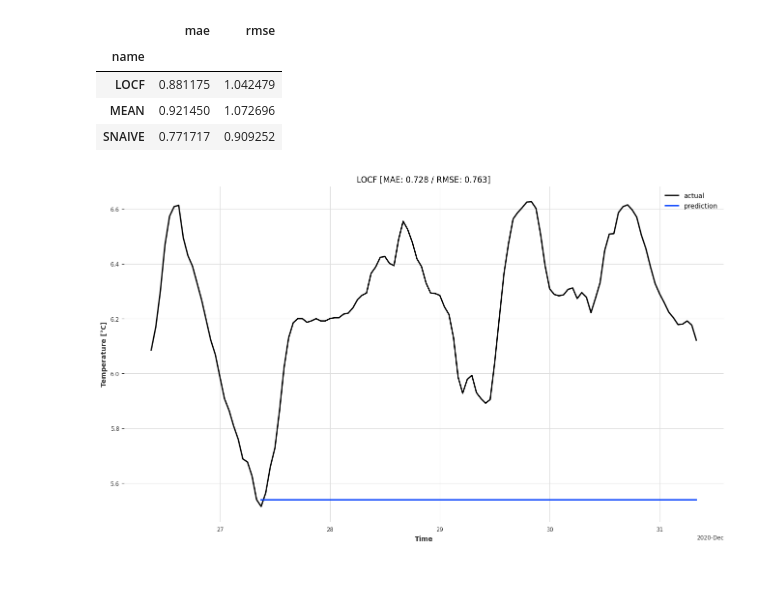
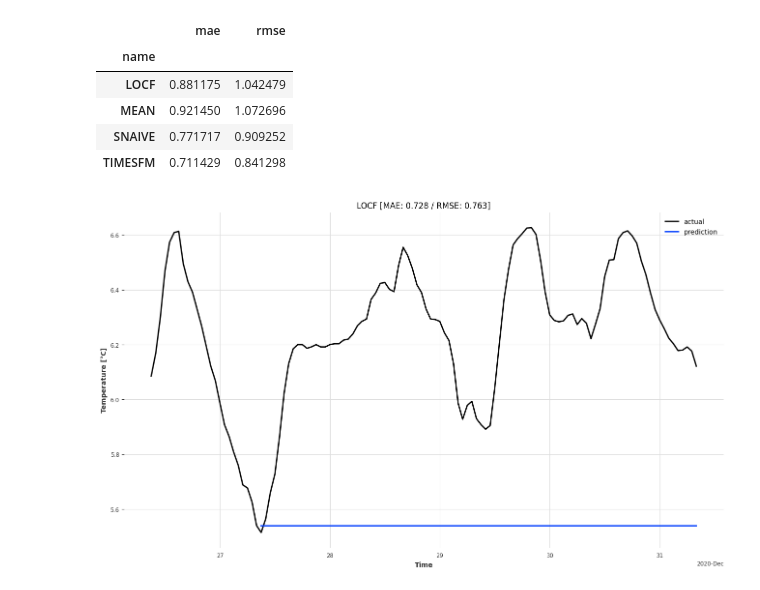
Before and after one commit to Joelius300/aare-forecast, a Jupyter notebook: notebooks/04_display-baselines.output.ipynb, the cells around one changed output. Cells and saved outputs as stored; diff of their text form; code cells hidden in the pictures.

Commit message:
add timesfm to baselines in dvc pipeline

```diff
--- a/notebooks/04_display-baselines.output.ipynb
+++ b/notebooks/04_display-baselines.output.ipynb
@@ -37,13 +37,14 @@ def combine_metrics(*models: str):
 
     return pd.DataFrame(metrics).set_index("name")
 # %%
-combine_metrics("LOCF", "MEAN", "SNAIVE")
+combine_metrics("LOCF", "MEAN", "SNAIVE", "TIMESFM")
 # %% [output]
 |  | mae | rmse |
 | name |  |  |
 | LOCF | 0.881175 | 1.042479 |
 | MEAN | 0.921450 | 1.072696 |
 | SNAIVE | 0.771717 | 0.909252 |
+| TIMESFM | 0.711429 | 0.841298 |
 # %%
 plot_baseline("LOCF")
 # %% [output]
```
Also changed, not shown: parts of 1 cell of this notebook, 4 other files.
